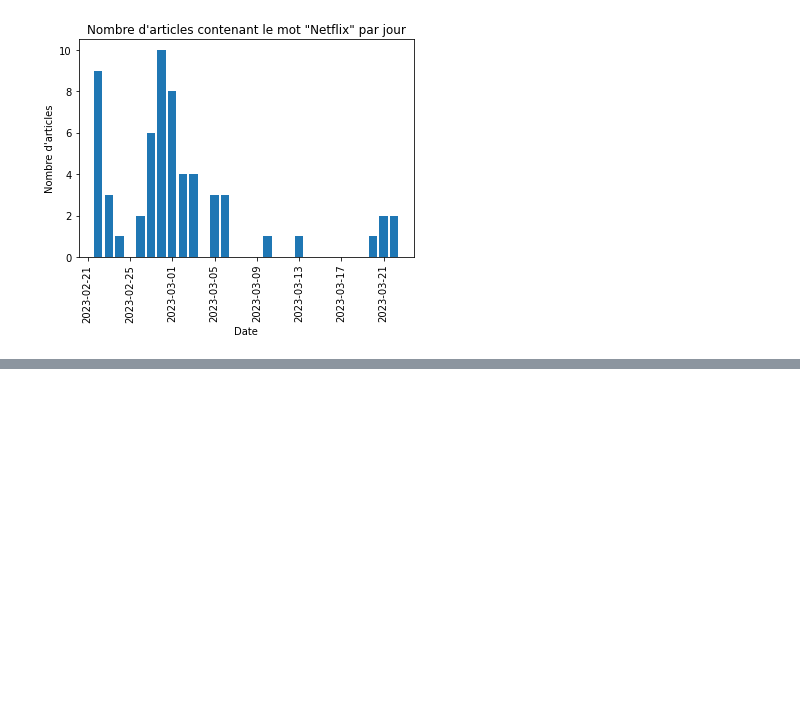
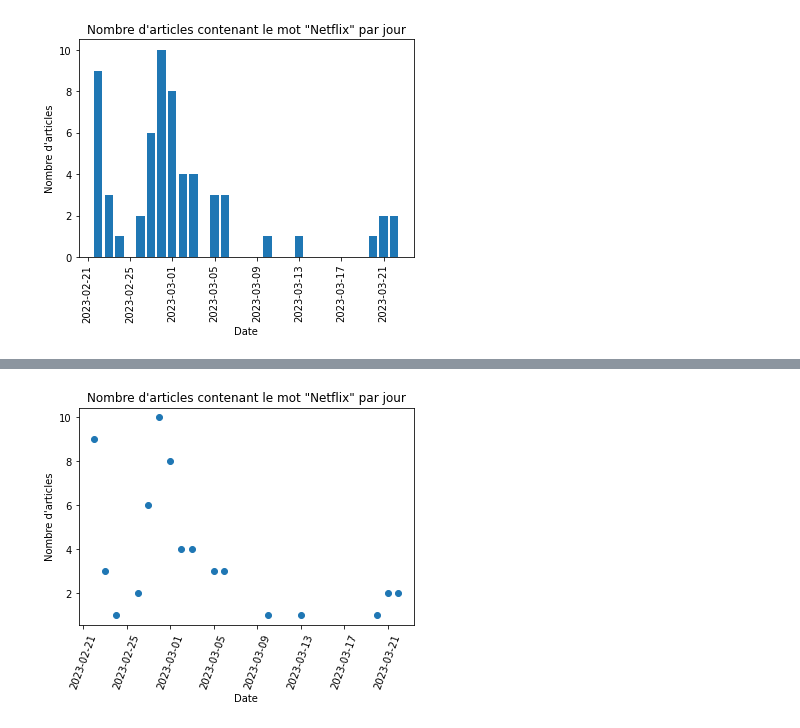
Before and after one commit to atrahay/news_nao, a Jupyter notebook: News_nao.ipynb, the cells around one changed output, grey strips where cells are left out. Saved outputs shown, nothing was run; the diff lists cells and outputs as text; code cells hidden in the pictures; blank space fills up the shorter version.

```diff
--- a/News_nao.ipynb
+++ b/News_nao.ipynb
@@ -293,0 +339,16 @@ plt.show()
+# %%
+import matplotlib.pyplot as plt
+
+# Tracer un nuage de points
+plt.scatter(articles_par_date['date'], articles_par_date['nb_articles'])
+
+# Ajouter des étiquettes
+plt.xlabel('Date')
+plt.ylabel('Nombre d\'articles')
+plt.title('Nombre d\'articles contenant le mot "Netflix" par jour')
+plt.xticks(rotation=70)
+
+# Afficher le graphique
+plt.show()
+# %% [output]
+[figure, added]
```
Also changed, not shown: parts of 10 cells of this notebook.
